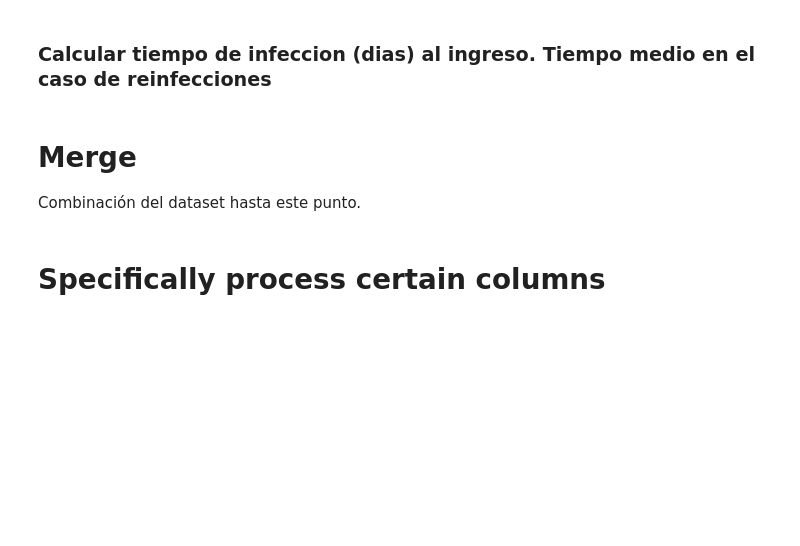
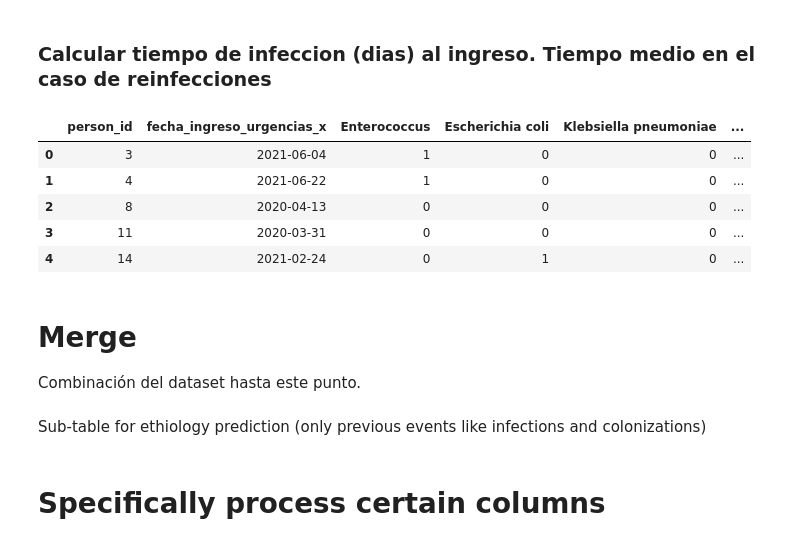
Before and after one commit to MePRAM/bd-tools, a Jupyter notebook: scripts/Preprocess.ipynb, the cells around one changed output. Cells and saved outputs as stored; diff of their text form; code cells hidden in the pictures; blank space fills up the shorter version.

Commit message:
Included full previous_infections_colonizations and other fixes

```diff
--- a/scripts/Preprocess.ipynb
+++ b/scripts/Preprocess.ipynb
@@ -302,9 +453,9 @@ tbl_infecciones_previas_mer = dataframes['tbl_infecciones_previas'].copy()
 # Pasamos a dummy los microorganismos y rellenamos la información con el sumatorio de cada dummy. De este modo no perdemos información.
 # Finalmente lo almacenamos en tbl_infecciones_previas_microorganismo
 tbl_infecciones_previas_mer['grupo_microorganismo'] = tbl_infecciones_previas_mer['microorganism_infec_prev'].astype(str).map(organism_codes_map)
-tbl_infecciones_previas_mer = tbl_infecciones_previas_mer.drop(columns=['microorganism_infec_prev'])
+tbl_infecciones_previas_mer = tbl_infecciones_previas_mer.drop(columns=['microorganism_infec_prev', 'bmr_infec_previa', 'feno_resist_infec_prev'])
 tbl_infecciones_previas_mer["dummy"] = 1
-tbl_infecciones_previas_mer = pd.get_dummies(tbl_infecciones_previas_mer, columns=['feno_resist_infec_prev'])
+#tbl_infecciones_previas_mer = pd.get_dummies(tbl_infecciones_previas_mer, columns=['feno_resist_infec_prev'])
 tbl_infecciones_previas_microorganismos = tbl_infecciones_previas_mer.pivot_table(
     index=["person_id", "fecha_ingreso_urgencias"],
     columns="grupo_microorganismo",
@@ -326,13 +586,5 @@ print(num_visitas)
 # %% [markdown]
 ### Calcular tiempo de infeccion (dias) al ingreso. Tiempo medio en el caso de reinfecciones
-# %%
-# Calculo del tiempo entre las visitas en aquellos pacientes que tenga más de 1 visita
-
-tbl_visitas_ip = tbl_visitas_ip.sort_values(by=['person_id','fecha_infeccion'])
-num_dias = tbl_visitas_ip.copy()
-num_dias['numero_dias'] = num_dias.groupby('person_id')['fecha_infeccion'].diff().dt.days
-num_dias = num_dias[(num_dias['numero_dias'] > 0) & (num_dias['numero_dias'].notna())]
-num_dias = num_dias.groupby('person_id')['numero_dias'].mean().reset_index()
 # %%
 # Calculo de dias desde desde la última infección hasta el ingreso
 
@@ -345,11 +597,17 @@ ultima_infeccion_df['tiempo_ultima'] = (ultima_infeccion_df['fecha_ingreso_urgen
 # %%
 # merge infecciones previas
 
 tbl_infecciones_complete = tbl_infecciones_previas_microorganismos.merge(num_visitas, on= ['person_id'], how= 'left')
-tbl_infecciones_complete = tbl_infecciones_complete.merge(num_dias, on= ['person_id'], how= 'left')
 tbl_infecciones_complete = tbl_infecciones_complete.merge(ultima_infeccion_df, on= ['person_id'], how= 'left')
 tbl_infecciones_complete = tbl_infecciones_complete.drop(columns=['fecha_ingreso_urgencias_y'])
-print(tbl_infecciones_complete)
+tbl_infecciones_complete.head(5)
+# %% [output]
+|  | person_id | fecha_ingreso_urgencias_x | Enterococcus | Escherichia coli | Klebsiella pneumoniae | ... |
+| 0 | 3 | 2021-06-04 | 1 | 0 | 0 | ... |
+| 1 | 4 | 2021-06-22 | 1 | 0 | 0 | ... |
+| 2 | 8 | 2020-04-13 | 0 | 0 | 0 | ... |
+| 3 | 11 | 2020-03-31 | 0 | 0 | 0 | ... |
+| 4 | 14 | 2021-02-24 | 0 | 1 | 0 | ... |
 # %% [markdown]
 # Merge
 
@@ -363,0 +633,2 @@ df_merged = df_merged.merge(tbl_sintomas_complete, on= ['person_id', 'fecha_ingr
+# %% [markdown]
+Sub-table for ethiology prediction (only previous events like infections and colonizations)
```
Also changed, not shown: parts of 52 cells of this notebook.
